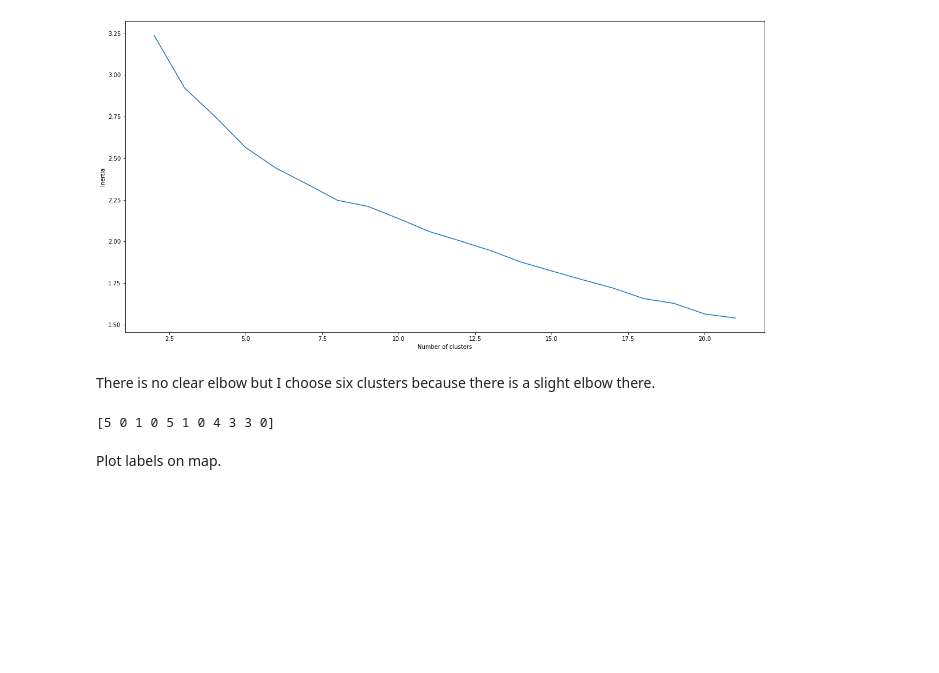
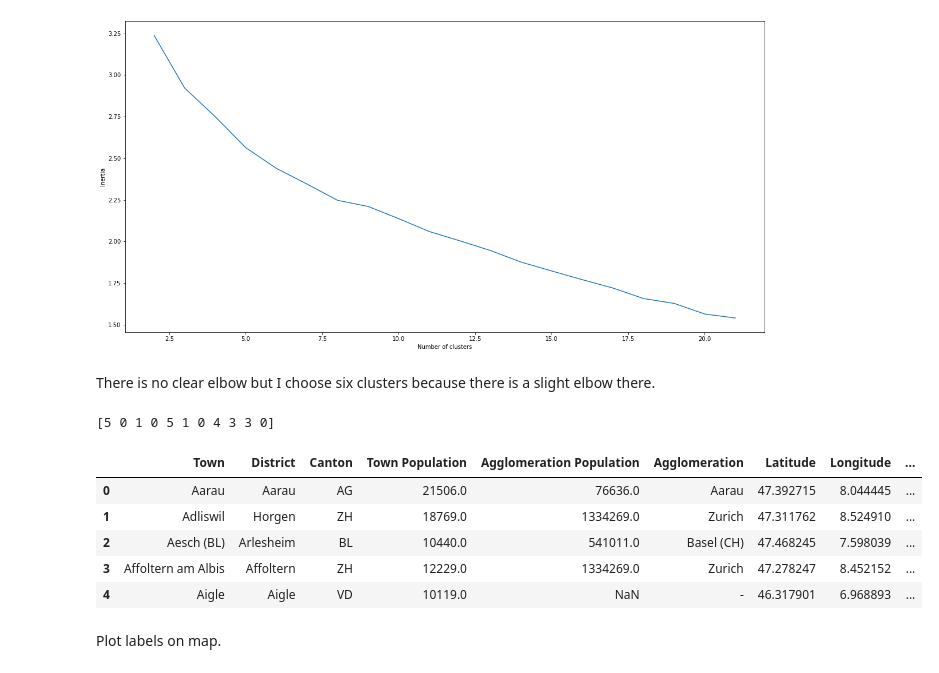
Before and after one commit to jodietrich/Coursera_Capstone, a Jupyter notebook: swiss_city_clustering.ipynb, the cells around one changed output. Drawn from its saved outputs; the diff is of its cells as text; code cells hidden in the pictures; blank space fills up the shorter version.

```diff
--- a/swiss_city_clustering.ipynb
+++ b/swiss_city_clustering.ipynb
@@ -449,12 +451,25 @@ There is no clear elbow but I choose six clusters because there is a slight elbo
 # %%
 kclusters = 6
 kmeans_chosen_result = kmeans_results[kclusters-2]
 km_labels = kmeans_chosen_result.labels_
 print(km_labels[:11])
+km_clusters_df = pd.DataFrame(km_labels, columns=['Cluster Labels'])
+km_clusters_df['Town'] = swiss_grouped['Town']
+km_clusters_df.sort_values(by='Town', inplace=True)
+km_clusters_df.reset_index(drop=True, inplace=True)
 swiss_cities_clustered = cities.copy()
-swiss_cities_clustered['Cluster Labels'] = km_labels
+swiss_cities_clustered.sort_values(by='Town', inplace=True)
+swiss_cities_clustered.reset_index(drop=True, inplace=True)
+swiss_cities_clustered['Cluster Labels'] = km_clusters_df['Cluster Labels']
+swiss_cities_clustered.head()
 # %% [output]
 [5 0 1 0 5 1 0 4 3 3 0]
+|  | Town | District | Canton | Town Population | Agglomeration Population | Agglomeration | Latitude | Longitude | ... |
+| 0 | Aarau | Aarau | AG | 21506.0 | 76636.0 | Aarau | 47.392715 | 8.044445 | ... |
+| 1 | Adliswil | Horgen | ZH | 18769.0 | 1334269.0 | Zurich | 47.311762 | 8.524910 | ... |
+| 2 | Aesch (BL) | Arlesheim | BL | 10440.0 | 541011.0 | Basel (CH) | 47.468245 | 7.598039 | ... |
+| 3 | Affoltern am Albis | Affoltern | ZH | 12229.0 | 1334269.0 | Zurich | 47.278247 | 8.452152 | ... |
+| 4 | Aigle | Aigle | VD | 10119.0 | NaN | - | 46.317901 | 6.968893 | ... |
 # %% [markdown]
 Plot labels on map.
 # %%
```
Also changed, not shown: parts of 5 cells of this notebook.
